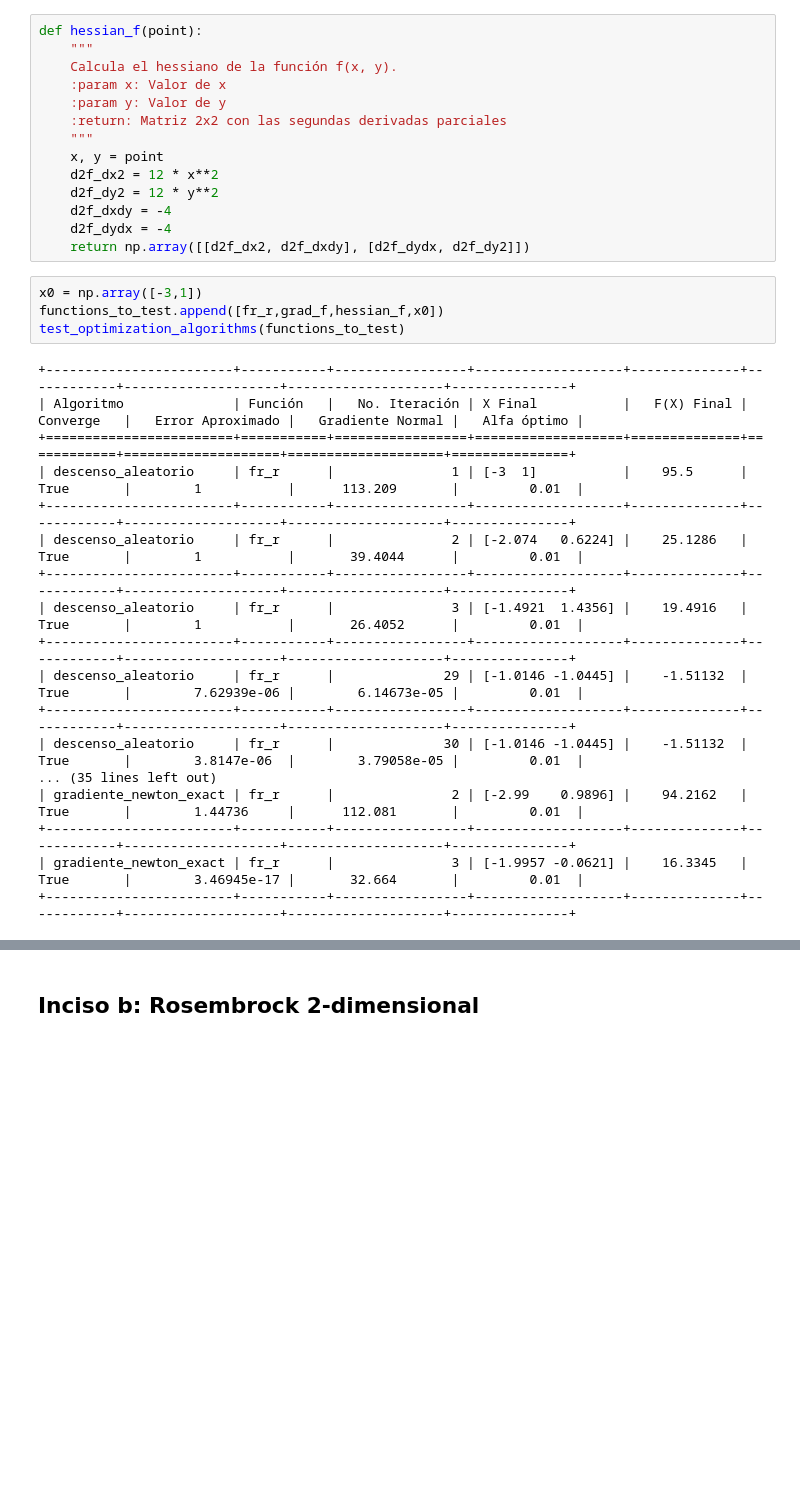
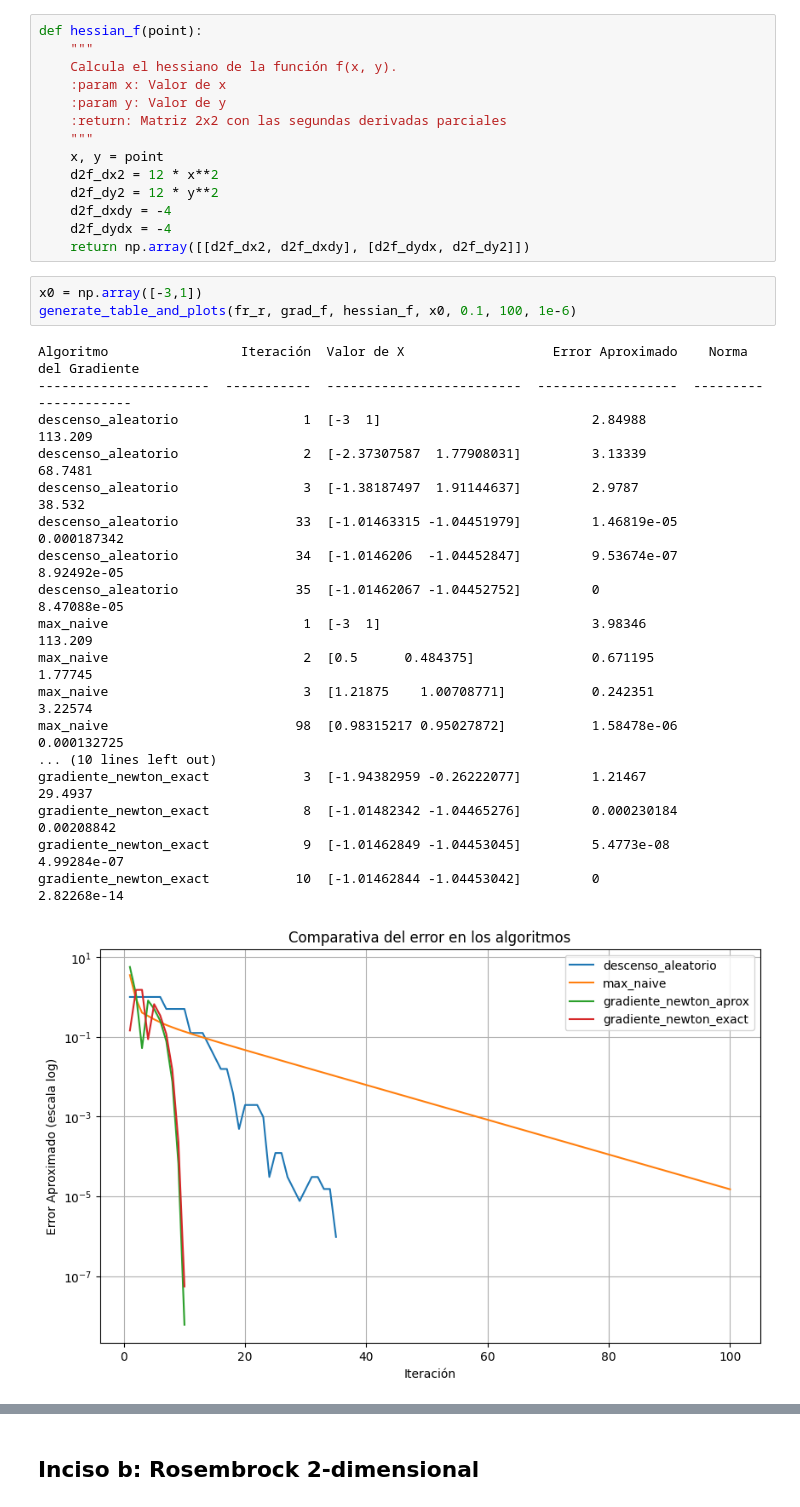
Before and after one commit to pabloozamora/UVG_Modsim_Lab_7, a Jupyter notebook: ejercicio5.ipynb, the cells around one changed output, grey strips where cells are left out. Drawn from its saved outputs; the diff is of its cells as text; blank space fills up the shorter version.

```diff
--- a/ejercicio5.ipynb
+++ b/ejercicio5.ipynb
@@ -37,23 +37,23 @@ def hessian_f(point):
     return np.array([[d2f_dx2, d2f_dxdy], [d2f_dydx, d2f_dy2]])
 # %%
 x0 = np.array([-3,1])
-functions_to_test.append([fr_r,grad_f,hessian_f,x0])
-test_optimization_algorithms(functions_to_test)
+generate_table_and_plots(fr_r, grad_f, hessian_f, x0, 0.1, 100, 1e-6)
 # %% [output]
-+------------------------+-----------+-----------------+-------------------+--------------+------------+--------------------+--------------------+---------------+
-| Algoritmo              | Función   |   No. Iteración | X Final           |   F(X) Final | Converge   |   Error Aproximado |   Gradiente Normal |   Alfa óptimo |
-+========================+===========+=================+===================+==============+============+====================+====================+===============+
-| descenso_aleatorio     | fr_r      |               1 | [-3  1]           |    95.5      | True       |        1           |      113.209       |         0.01  |
-+------------------------+-----------+-----------------+-------------------+--------------+------------+--------------------+--------------------+---------------+
-| descenso_aleatorio     | fr_r      |               2 | [-2.074   0.6224] |    25.1286   | True       |        1           |       39.4044      |         0.01  |
-+------------------------+-----------+-----------------+-------------------+--------------+------------+--------------------+--------------------+---------------+
-| descenso_aleatorio     | fr_r      |               3 | [-1.4921  1.4356] |    19.4916   | True       |        1           |       26.4052      |         0.01  |
-+------------------------+-----------+-----------------+-------------------+--------------+------------+--------------------+--------------------+---------------+
-| descenso_aleatorio     | fr_r      |              29 | [-1.0146 -1.0445] |    -1.51132  | True       |        7.62939e-06 |        6.14673e-05 |         0.01  |
-+------------------------+-----------+-----------------+-------------------+--------------+------------+--------------------+--------------------+---------------+
-| descenso_aleatorio     | fr_r      |              30 | [-1.0146 -1.0445] |    -1.51132  | True       |        3.8147e-06  |        3.79058e-05 |         0.01  |
-... (35 lines left out)
-| gradiente_newton_exact | fr_r      |               2 | [-2.99    0.9896] |    94.2162   | True       |        1.44736     |      112.081       |         0.01  |
-+------------------------+-----------+-----------------+-------------------+--------------+------------+--------------------+--------------------+---------------+
-| gradiente_newton_exact | fr_r      |               3 | [-1.9957 -0.0621] |    16.3345   | True       |        3.46945e-17 |       32.664       |         0.01  |
-+------------------------+-----------+-----------------+-------------------+--------------+------------+--------------------+--------------------+---------------+
+Algoritmo                 Iteración  Valor de X                   Error Aproximado    Norma del Gradiente
+----------------------  -----------  -------------------------  ------------------  ---------------------
+descenso_aleatorio                1  [-3  1]                           2.84988              113.209
+descenso_aleatorio                2  [-2.37307587  1.77908031]         3.13339               68.7481
+descenso_aleatorio                3  [-1.38187497  1.91144637]         2.9787                38.532
+descenso_aleatorio               33  [-1.01463315 -1.04451979]         1.46819e-05            0.000187342
+descenso_aleatorio               34  [-1.0146206  -1.04452847]         9.53674e-07            8.92492e-05
+descenso_aleatorio               35  [-1.01462067 -1.04452752]         0                      8.47088e-05
+max_naive                         1  [-3  1]                           3.98346              113.209
+max_naive                         2  [0.5      0.484375]               0.671195               1.77745
+max_naive                         3  [1.21875    1.00708771]           0.242351               3.22574
+max_naive                        98  [0.98315217 0.95027872]           1.58478e-06            0.000132725
+... (10 lines left out)
+gradiente_newton_exact            3  [-1.94382959 -0.26222077]         1.21467               29.4937
+gradiente_newton_exact            8  [-1.01482342 -1.04465276]         0.000230184            0.00208842
+gradiente_newton_exact            9  [-1.01462849 -1.04453045]         5.4773e-08             4.99284e-07
+gradiente_newton_exact           10  [-1.01462844 -1.04453042]         0                      2.82268e-14
+[figure, added]
```
Also changed, not shown: parts of 7 cells of this notebook, 1 other file.
